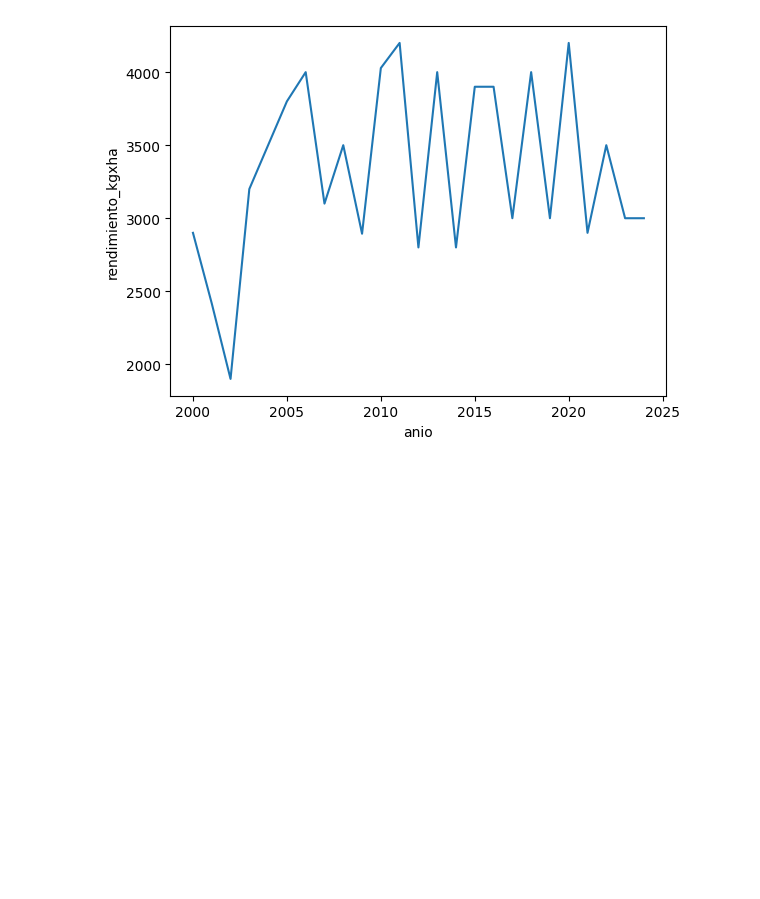
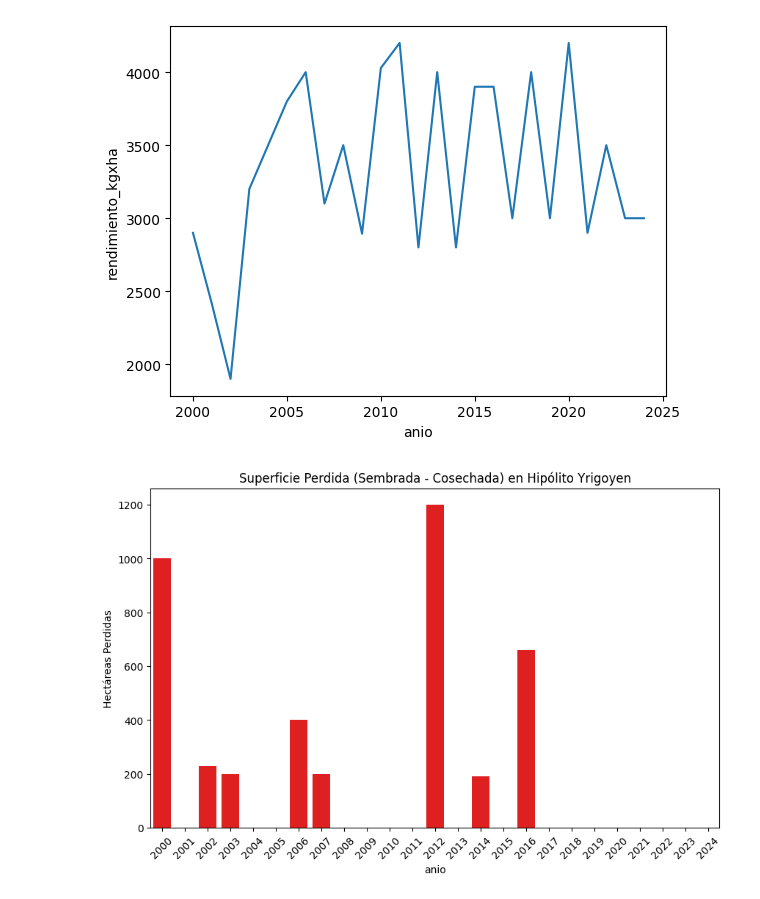
Before and after one commit to IanDalton/analisis-rentabilidad, a Jupyter notebook: eda.ipynb, the cells around one changed output. Cells and saved outputs as stored; diff of their text form; code cells hidden in the pictures; blank space fills up the shorter version.

```diff
--- a/eda.ipynb
+++ b/eda.ipynb
@@ -28,3 +28,16 @@ sns.lineplot(data=hipolito_yrigoyen, x="anio", y="rendimiento_kgxha")
 plt.show()
 # %% [output]
 [figure]
+# %%
+# Calculate lost surface
+hipolito_yrigoyen["superficie_perdida_ha"] = hipolito_yrigoyen["superficie_sembrada_ha"] - hipolito_yrigoyen["superficie_cosechada_ha"]
+
+# Plot lost surface
+plt.figure(figsize=(10, 6))
+sns.barplot(data=hipolito_yrigoyen, x="anio", y="superficie_perdida_ha", color="red")
+plt.title("Superficie Perdida (Sembrada - Cosechada) en Hipólito Yrigoyen")
+plt.ylabel("Hectáreas Perdidas")
+plt.xticks(rotation=45)
+plt.show()
+# %% [output]
+[figure, added]
```
Also changed, not shown: parts of 3 cells of this notebook, 1 other file.
